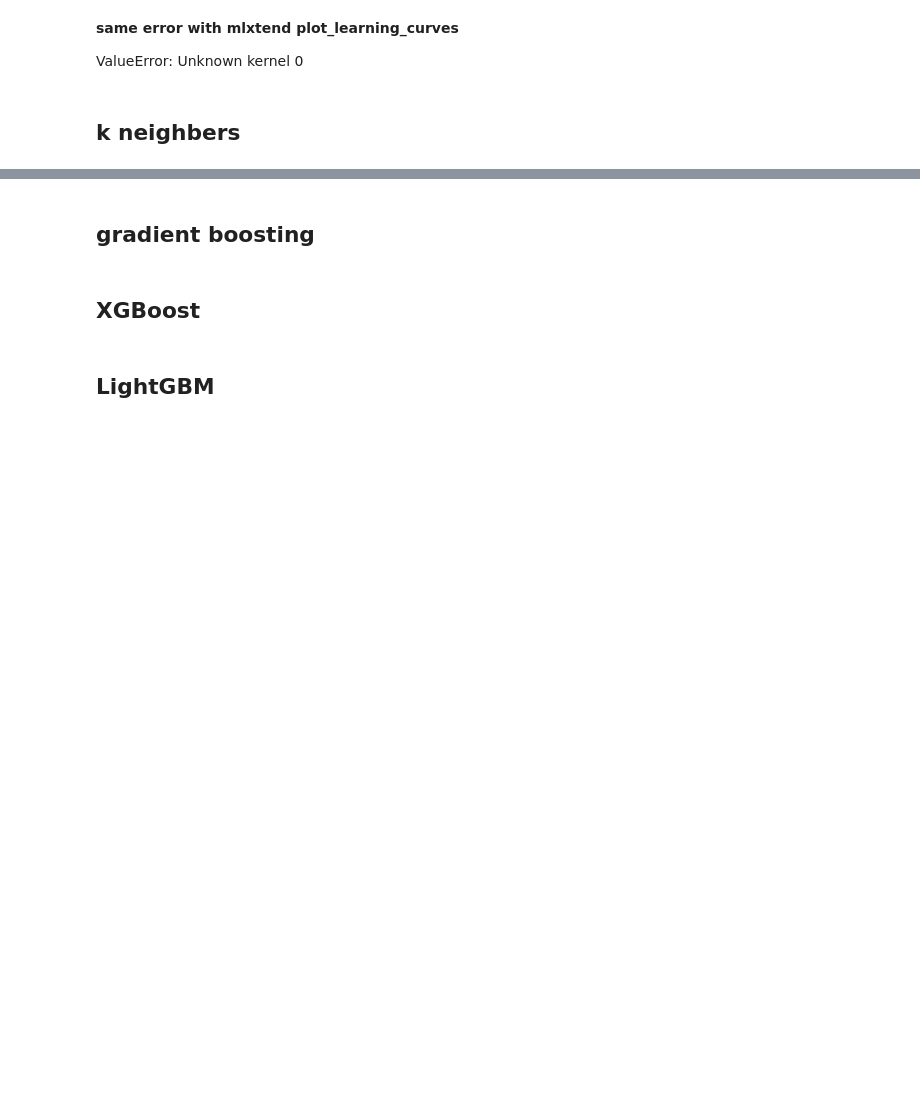
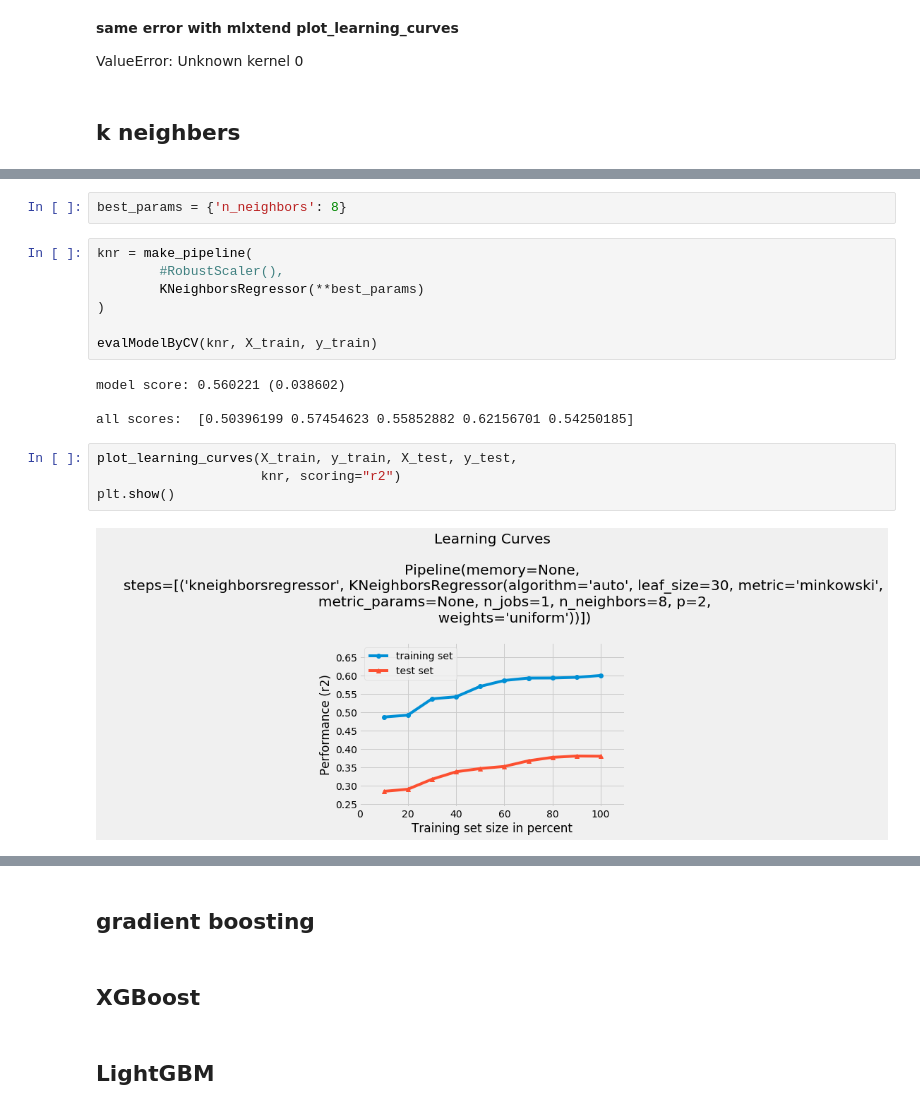
Before and after one commit to alancet/test, a Jupyter notebook: kaggle/mercedes/src/my_predict.ipynb, the cells around one changed output, grey strips where cells are left out. Drawn from its saved outputs; the diff is of its cells as text; blank space fills up the shorter version.

Commit message:
add knr, ranfore models as base model

```diff
--- a/kaggle/mercedes/src/my_predict.ipynb
+++ b/kaggle/mercedes/src/my_predict.ipynb
@@ -1099,0 +1128,19 @@ ValueError: Unknown kernel 0
+# %%
+best_params = {'n_neighbors': 8}
+# %%
+knr = make_pipeline(
+        #RobustScaler(),
+        KNeighborsRegressor(**best_params)
+)
+
+evalModelByCV(knr, X_train, y_train)
+# %% [output]
+model score: 0.560221 (0.038602)
+
+all scores:  [0.50396199 0.57454623 0.55852882 0.62156701 0.54250185]
+# %%
+plot_learning_curves(X_train, y_train, X_test, y_test,
+                     knr, scoring="r2")
+plt.show()
+# %% [output]
+[figure, added]
```
Also changed, not shown: parts of 21 cells of this notebook, 3 other files.
